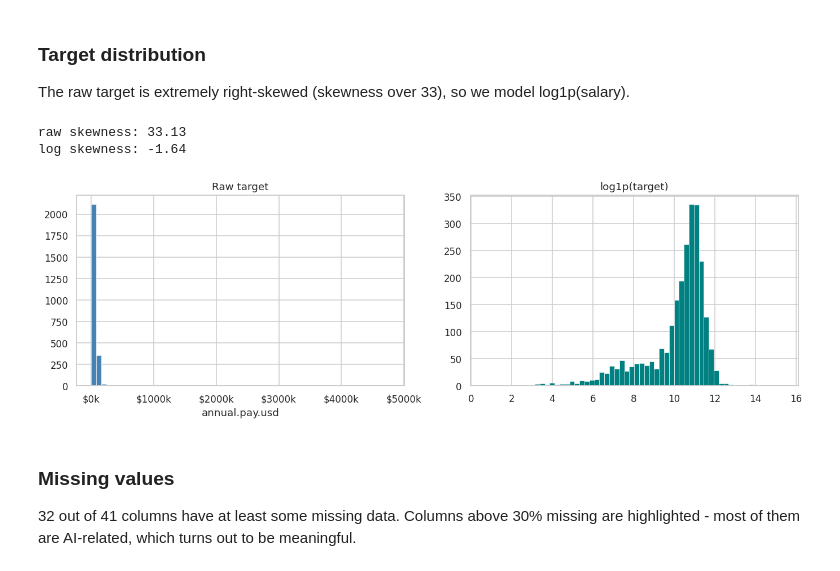
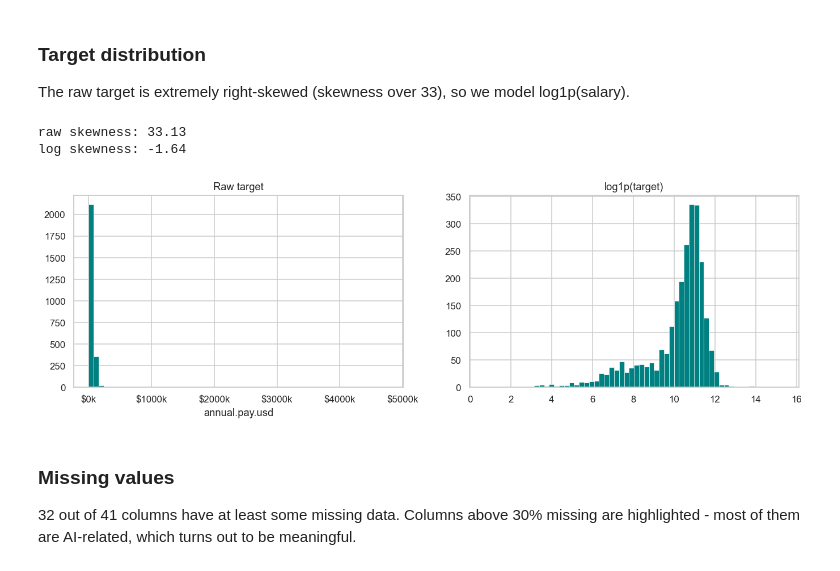
Before and after one commit to nnamyslowska/ml_classification_regression, a Jupyter notebook: ml-1-2026-task-2-developer-salary-prediction-regression/ML_regression_NA_final_v8.ipynb, the cells around one changed output. Drawn from its saved outputs; the diff is of its cells as text; code cells hidden in the pictures.

```diff
--- a/ml-1-2026-task-2-developer-salary-prediction-regression/ML_regression_NA_final_v8.ipynb
+++ b/ml-1-2026-task-2-developer-salary-prediction-regression/ML_regression_NA_final_v8.ipynb
@@ -121,20 +120,20 @@ The raw target is extremely right-skewed (skewness over 33), so we model log1p(s
 # %%
 fig, axes = plt.subplots(1, 2, figsize=(15, 4))
 
-axes[0].hist(df_raw[TARGET], bins=60, color="steelblue", edgecolor="white", lw=0.4)
+axes[0].hist(df_raw[TARGET], bins=60, color="teal", edgecolor="white", lw=0.4)
 axes[0].set_title("Raw target")
 axes[0].set_xlabel("annual.pay.usd")
 axes[0].xaxis.set_major_formatter(plt.FuncFormatter(lambda x, _: f"${x/1e3:.0f}k"))
 
 axes[1].hist(np.log1p(df_raw[TARGET]), bins=60, color="teal", edgecolor="white", lw=0.4)
 axes[1].set_title("log1p(target)")
 
 print(f"raw skewness: {df_raw[TARGET].skew():.2f}")
 print(f"log skewness: {np.log1p(df_raw[TARGET]).skew():.2f}")
 # %% [output]
 raw skewness: 33.13
 log skewness: -1.64
-[figure, old version]
+[figure, new version]
 # %% [markdown]
 ### Missing values
 
```
Also changed, not shown: parts of 26 cells of this notebook, 1 other file.
